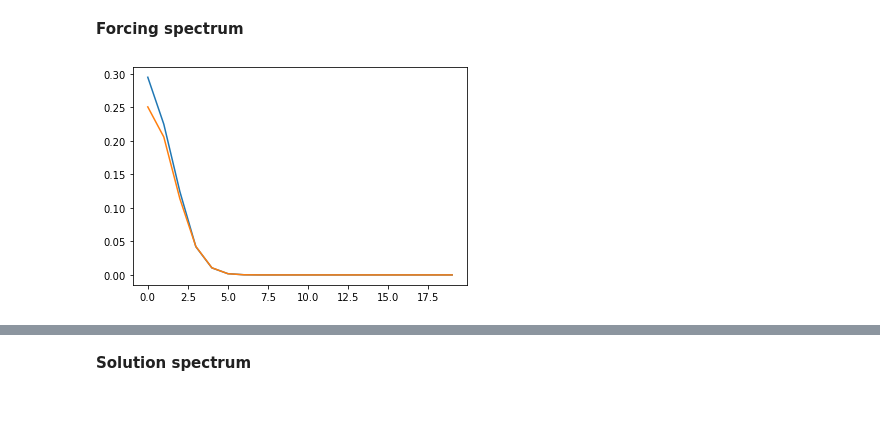
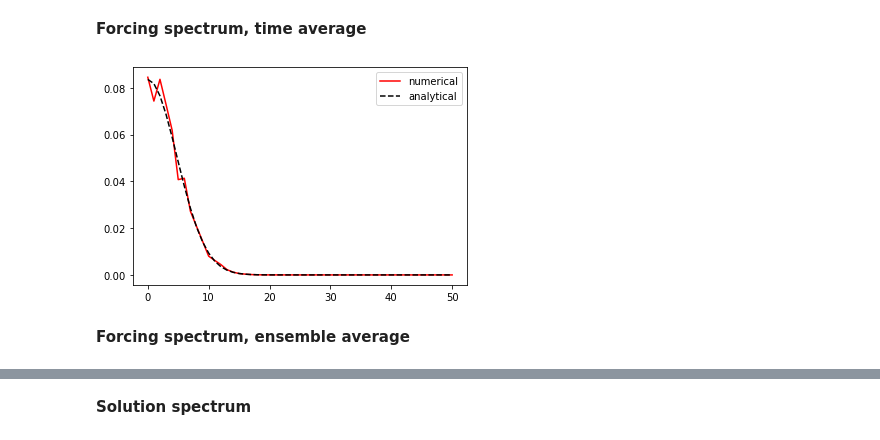
Before and after one commit to gapolinario/SPDE-JKW-Algorithm, a Jupyter notebook: Results.ipynb, the cells around one changed output, grey strips where cells are left out. Saved outputs shown, nothing was run; the diff lists cells and outputs as text; code cells hidden in the pictures; blank space fills up the shorter version.

```diff
--- a/Results.ipynb
+++ b/Results.ipynb
@@ -30,5 +113,5 @@ P = 0
 # %%
-all_files = glob(f'{path}/data/*_R_{P:02d}*.npz')
+all_files = glob(f'{path}/data/*_R_{P:03d}*.npz')
 all_files.sort()
 # %%
 len(all_files)
@@ -39,9 +147,9 @@ K = np.fft.fftfreq(N) * N
 # %% [markdown]
-**Forcing spectrum**
+**Forcing spectrum, time average**
 # %%
 spec_f = np.zeros((N,),dtype=np.float64)
 # %%
-f = all_files[0]
+f = all_files[np.random.randint(len(all_files))]
 
 npzfile = np.load(f)
 
@@ -52,9 +160,12 @@ spec_f = np.mean(np.abs(f_four)**2,axis=0) / N
 spec_f_theo = f_fourier_kernel(K)
 # %%
 #plt.plot(spec)
-scale = 50
-plt.plot(K[:N//scale],spec_f[:N//scale])
-plt.plot(K[:N//scale],spec_f_theo[:N//scale])
+scale = 20
+plt.plot(K[:N//scale],spec_f[:N//scale], color='red', label='numerical')
+plt.plot(K[:N//scale],spec_f_theo[:N//scale], color='k', linestyle='dashed', label='analytical')
+plt.legend()
 plt.show()
 # %% [output]
-[figure, old version]
+[figure, new version]
+# %% [markdown]
+**Forcing spectrum, ensemble average**
```
Also changed, not shown: parts of 35 cells of this notebook, 5 other files.
